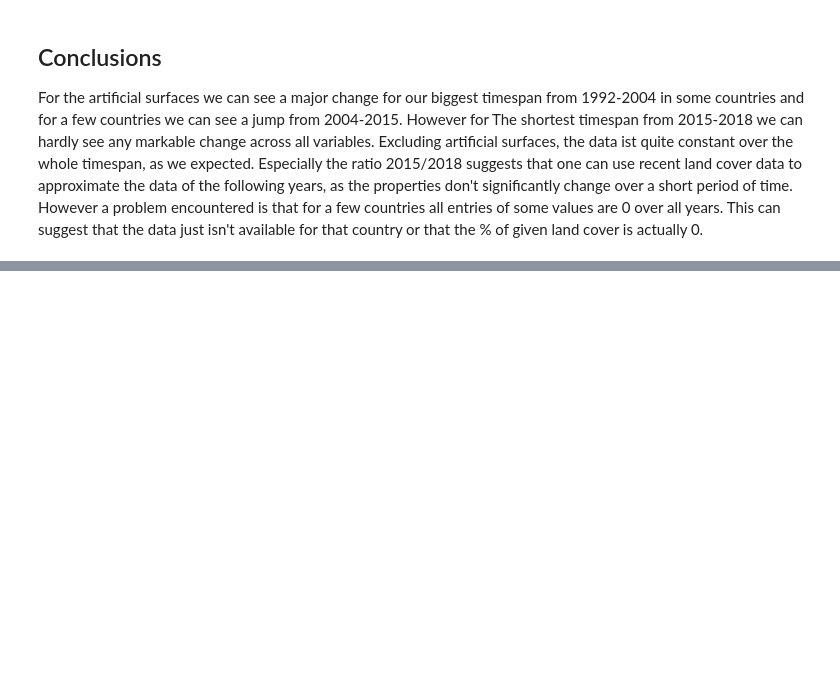
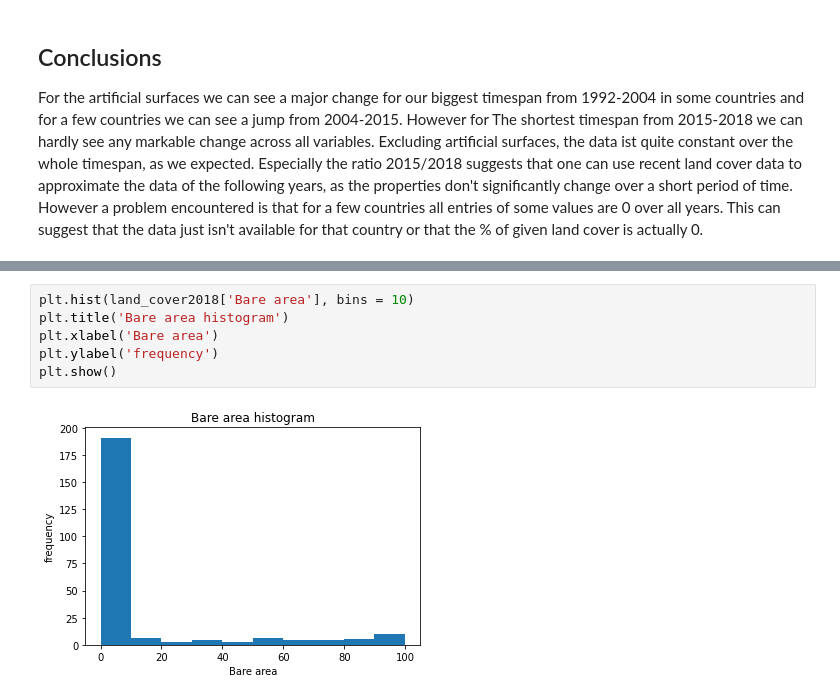
Before and after one commit to MarkusKiesel93/DOPPThreatenedSpecies, a Jupyter notebook: land_cover.ipynb, the cells around one changed output, grey strips where cells are left out. Cells and saved outputs as stored; diff of their text form; blank space fills up the shorter version.

```diff
--- a/land_cover.ipynb
+++ b/land_cover.ipynb
@@ -289,0 +319,8 @@ For the artificial surfaces we can see a major change for our biggest timespan f
+# %%
+plt.hist(land_cover2018['Bare area'], bins = 10)
+plt.title('Bare area histogram')
+plt.xlabel('Bare area')
+plt.ylabel('frequency')
+plt.show()
+# %% [output]
+[figure, added]
```
Also changed, not shown: parts of 12 cells of this notebook, 1 other file.
